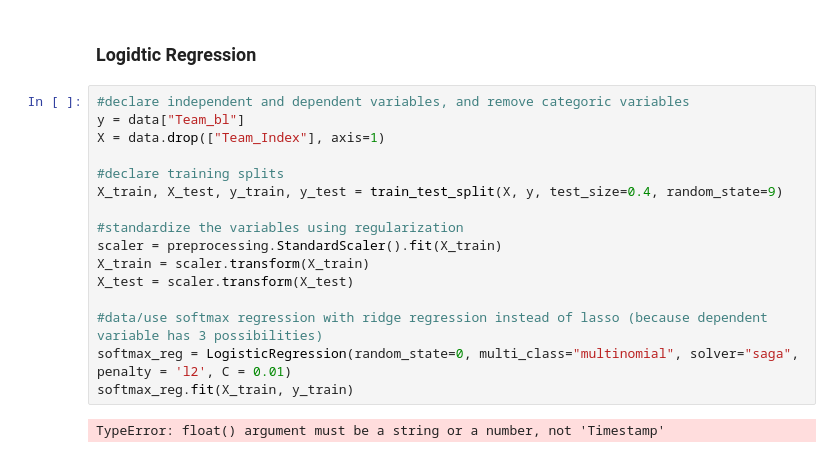
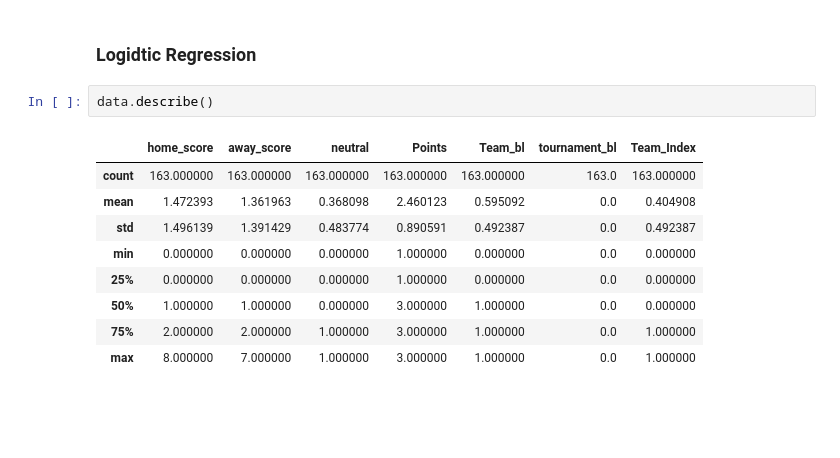
Before and after one commit to ch1b4d4/Week-6-IP-Datasets, a Jupyter notebook: 15_APR_Samson_Chibudu_Nyiro_IP.ipynb, the cells around one changed output. Cells and saved outputs as stored; diff of their text form; blank space fills up the shorter version.

```diff
--- a/15_APR_Samson_Chibudu_Nyiro_IP.ipynb
+++ b/15_APR_Samson_Chibudu_Nyiro_IP.ipynb
@@ -890,21 +892,15 @@ memory usage: 17.0+ KB
 ## Model Building
 # %% [markdown]
 ### Logidtic Regression
-# %%
-#declare independent and dependent variables, and remove categoric variables
-y = data["Team_bl"]
-X = data.drop(["Team_Index"], axis=1)
-
-#declare training splits
-X_train, X_test, y_train, y_test = train_test_split(X, y, test_size=0.4, random_state=9)
-
-#standardize the variables using regularization
-scaler = preprocessing.StandardScaler().fit(X_train)
-X_train = scaler.transform(X_train)
-X_test = scaler.transform(X_test)
-
-#data/use softmax regression with ridge regression instead of lasso (because dependent variable has 3 possibilities)
-softmax_reg = LogisticRegression(random_state=0, multi_class="multinomial", solver="saga", penalty = 'l2', C = 0.01)
-softmax_reg.fit(X_train, y_train)
-# %% [output]
-TypeError: float() argument must be a string or a number, not 'Timestamp'
+# %%
+data.describe()
+# %% [output]
+|  | home_score | away_score | neutral | Points | Team_bl | tournament_bl | Team_Index |
+| count | 163.000000 | 163.000000 | 163.000000 | 163.000000 | 163.000000 | 163.0 | 163.000000 |
+| mean | 1.472393 | 1.361963 | 0.368098 | 2.460123 | 0.595092 | 0.0 | 0.404908 |
+| std | 1.496139 | 1.391429 | 0.483774 | 0.890591 | 0.492387 | 0.0 | 0.492387 |
+| min | 0.000000 | 0.000000 | 0.000000 | 1.000000 | 0.000000 | 0.0 | 0.000000 |
+| 25% | 0.000000 | 0.000000 | 0.000000 | 1.000000 | 0.000000 | 0.0 | 0.000000 |
+| 50% | 1.000000 | 1.000000 | 0.000000 | 3.000000 | 1.000000 | 0.0 | 0.000000 |
+| 75% | 2.000000 | 2.000000 | 1.000000 | 3.000000 | 1.000000 | 0.0 | 1.000000 |
+| max | 8.000000 | 7.000000 | 1.000000 | 3.000000 | 1.000000 | 0.0 | 1.000000 |
```
Also changed, not shown: parts of 36 cells of this notebook, 1 other file.
